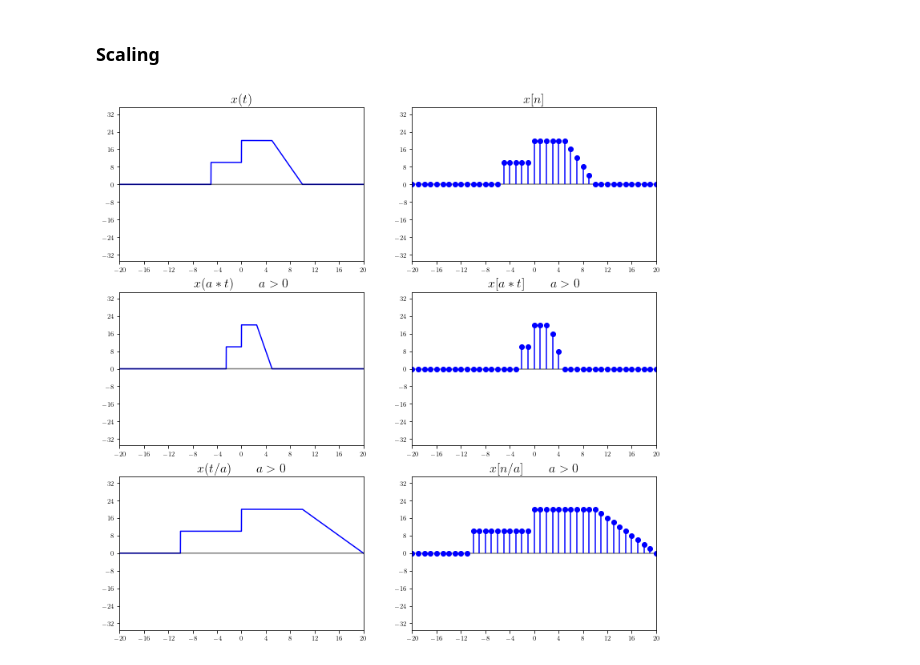
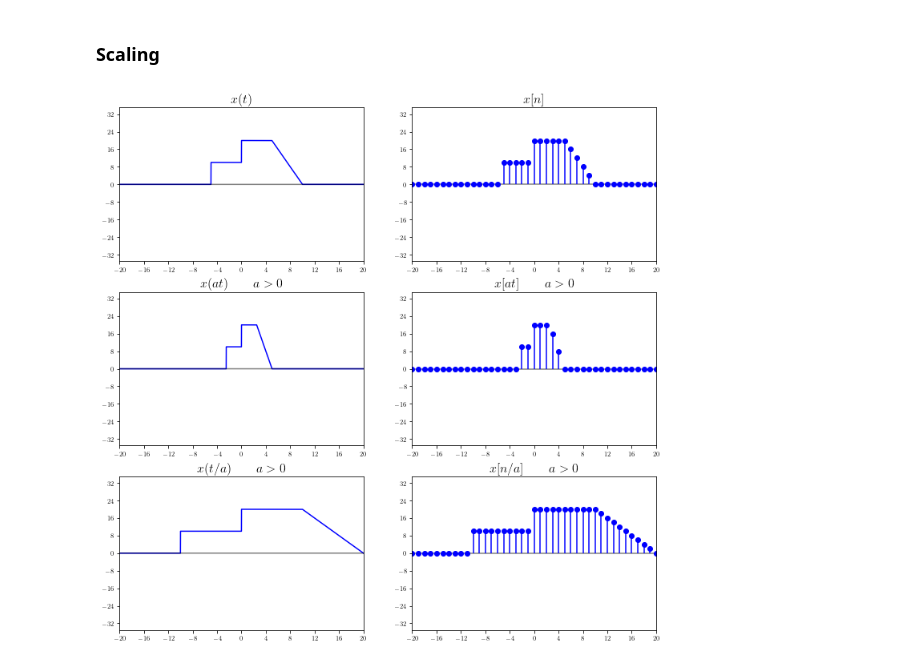
Before and after one commit to tmquan/ivcl, a Jupyter notebook: _sources/courses/dsp/systems.ipynb, the cells around one changed output. Saved outputs shown, nothing was run; the diff lists cells and outputs as text; code cells hidden in the pictures.

```diff
--- a/_sources/courses/dsp/systems.ipynb
+++ b/_sources/courses/dsp/systems.ipynb
@@ -163,33 +163,33 @@ ax[0][0].set_xlim(-20, 20, 0.2)
 ax[0][0].set_ylim(-35, 35, 0.2)
 ax[0][0].set_title(r'$x(t)$', fontsize=16)
 
 
 mpl_axes_stem(ax[0][1], f, (t, -30, 30, 1), linefmt='b', markerfmt='bo')
 ax[0][1].set_xlim(-20, 20, 0.2)
 ax[0][1].set_ylim(-35, 35, 0.2)
 ax[0][1].set_title(r'$x[n]$', fontsize=16)
 
 mpl_axes_plot(ax[1][0], f.subs(t, 2*t), (t, -20, 20), color='b')
 ax[1][0].set_xlim(-20, 20, 0.2)
 ax[1][0].set_ylim(-35, 35, 0.2)
-ax[1][0].set_title(r'$x(a*t) \qquad a>0$', fontsize=16)
+ax[1][0].set_title(r'$x(at) \qquad a>0$', fontsize=16)
 
 mpl_axes_stem(ax[1][1], f.subs(t, 2*t), (t, -30, 30, 1), linefmt='b', markerfmt='bo')
 ax[1][1].set_xlim(-20, 20, 0.2)
 ax[1][1].set_ylim(-35, 35, 0.2)
-ax[1][1].set_title(r'$x[a*t] \qquad a>0$', fontsize=16)
+ax[1][1].set_title(r'$x[at] \qquad a>0$', fontsize=16)
 
 mpl_axes_plot(ax[2][0], f.subs(t, t/2), (t, -20, 20), color='b')
 ax[2][0].set_xlim(-20, 20, 0.2)
 ax[2][0].set_ylim(-35, 35, 0.2)
 ax[2][0].set_title(r'$x(t/a) \qquad a>0$', fontsize=16)
 
 
 mpl_axes_stem(ax[2][1], f.subs(t, t/2), (t, -30, 30, 1), linefmt='b', markerfmt='bo')
 ax[2][1].set_xlim(-20, 20, 0.2)
 ax[2][1].set_ylim(-35, 35, 0.2)
 ax[2][1].set_title(r'$x[n/a] \qquad a>0$', fontsize=16)
 
 plt.show()
 # %% [output]
-[figure, old version]
+[figure, new version]
```
Also changed, not shown: 2 other files.
